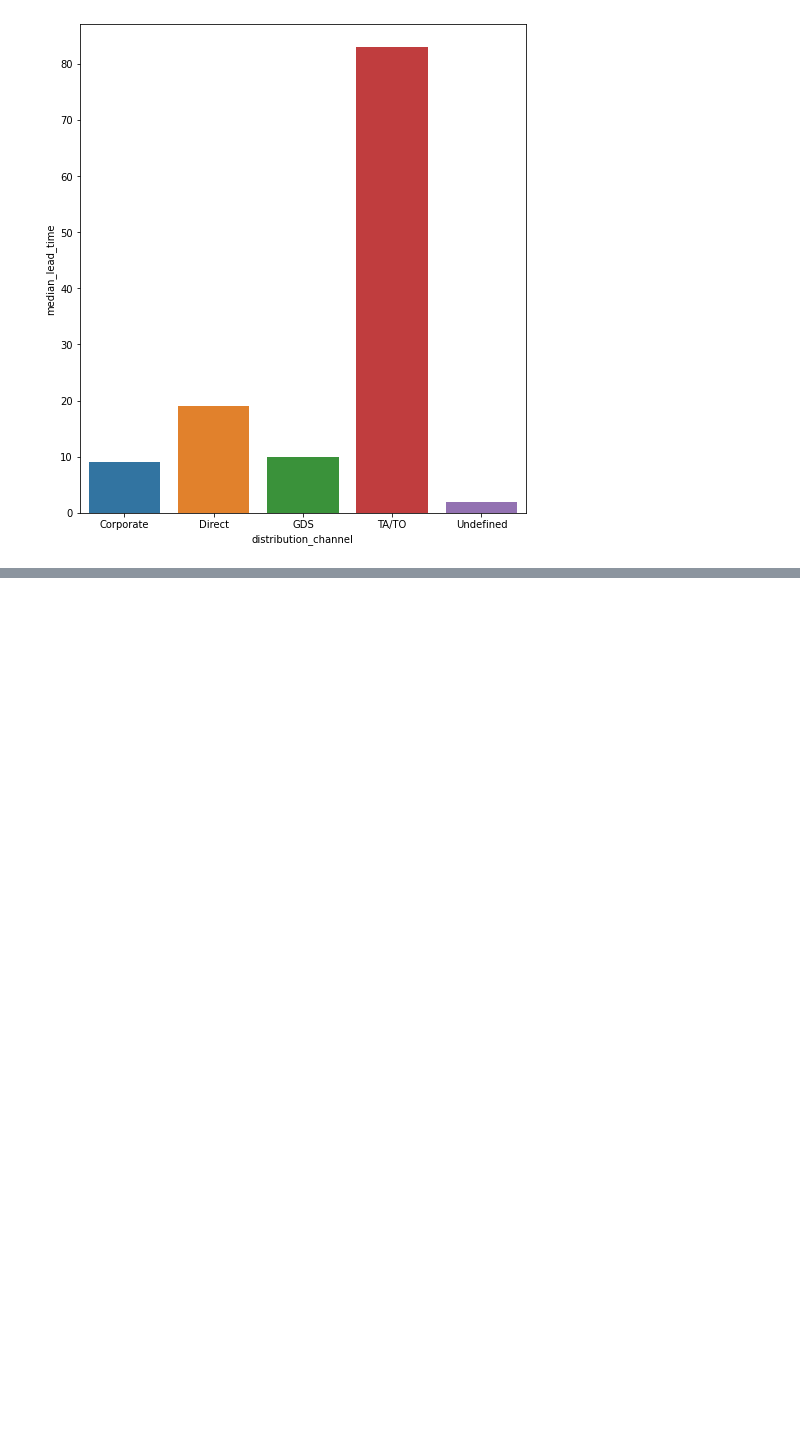
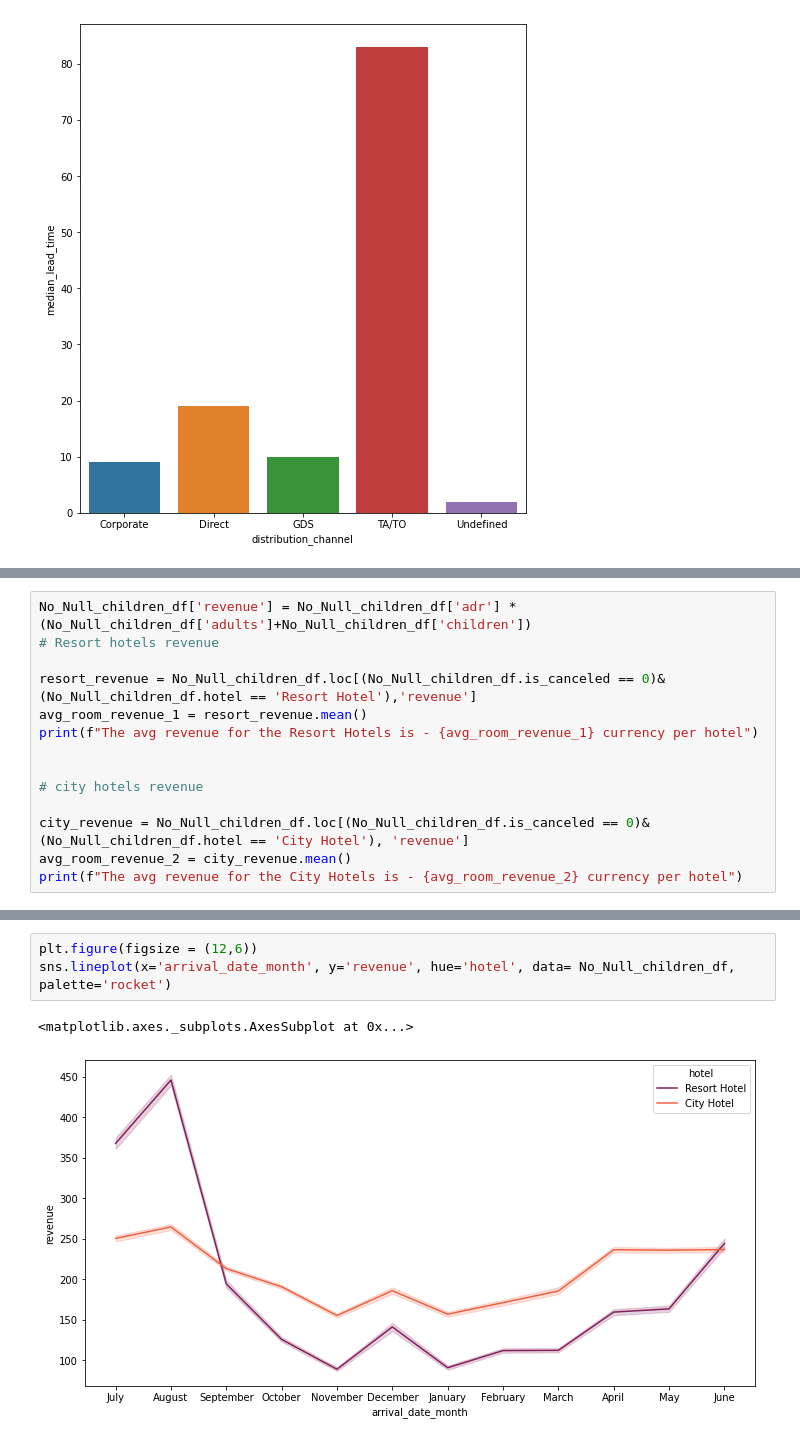
Before and after one commit to Nimisha-Nooti/hotel-data-analysis, a Jupyter notebook: Hotel_Booking_Analysis_Capstone_Project.ipynb, the cells around one changed output, grey strips where cells are left out. Saved outputs shown, nothing was run; the diff lists cells and outputs as text; blank space fills up the shorter version.

```diff
--- a/Hotel_Booking_Analysis_Capstone_Project.ipynb
+++ b/Hotel_Booking_Analysis_Capstone_Project.ipynb
@@ -541,0 +631,14 @@ plt.show()
+# %%
+No_Null_children_df['revenue'] = No_Null_children_df['adr'] * (No_Null_children_df['adults']+No_Null_children_df['children'])
+# Resort hotels revenue
+
+resort_revenue = No_Null_children_df.loc[(No_Null_children_df.is_canceled == 0)&(No_Null_children_df.hotel == 'Resort Hotel'),'revenue']
+avg_room_revenue_1 = resort_revenue.mean()
+print(f"The avg revenue for the Resort Hotels is - {avg_room_revenue_1} currency per hotel")
+
+
+# city hotels revenue
+
+city_revenue = No_Null_children_df.loc[(No_Null_children_df.is_canceled == 0)&(No_Null_children_df.hotel == 'City Hotel'), 'revenue']
+avg_room_revenue_2 = city_revenue.mean()
+print(f"The avg revenue for the City Hotels is - {avg_room_revenue_2} currency per hotel")
@@ -541,0 +653,6 @@ plt.show()
+# %%
+plt.figure(figsize = (12,6))
+sns.lineplot(x='arrival_date_month', y='revenue', hue='hotel', data= No_Null_children_df, palette='rocket')
+# %% [output]
+<matplotlib.axes._subplots.AxesSubplot at 0x...>
+[figure, added]
```
Also changed, not shown: parts of 25 cells of this notebook.
